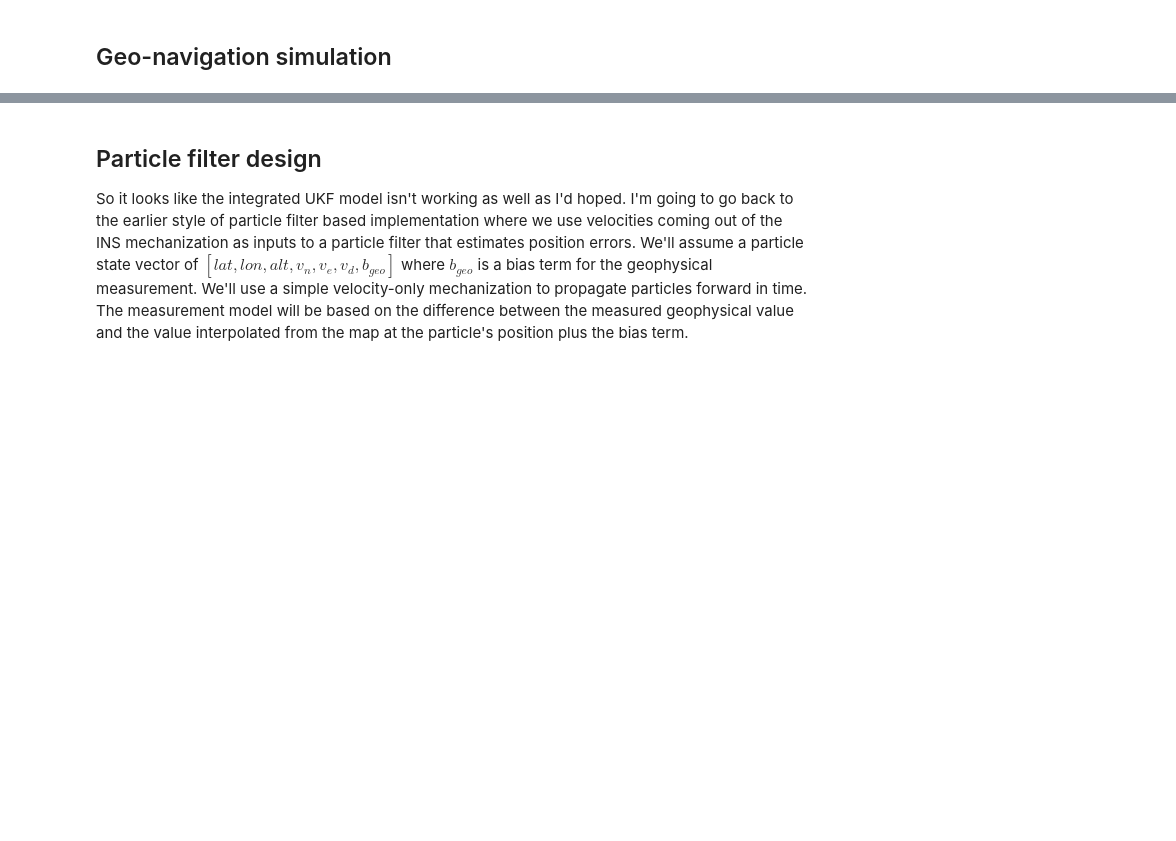
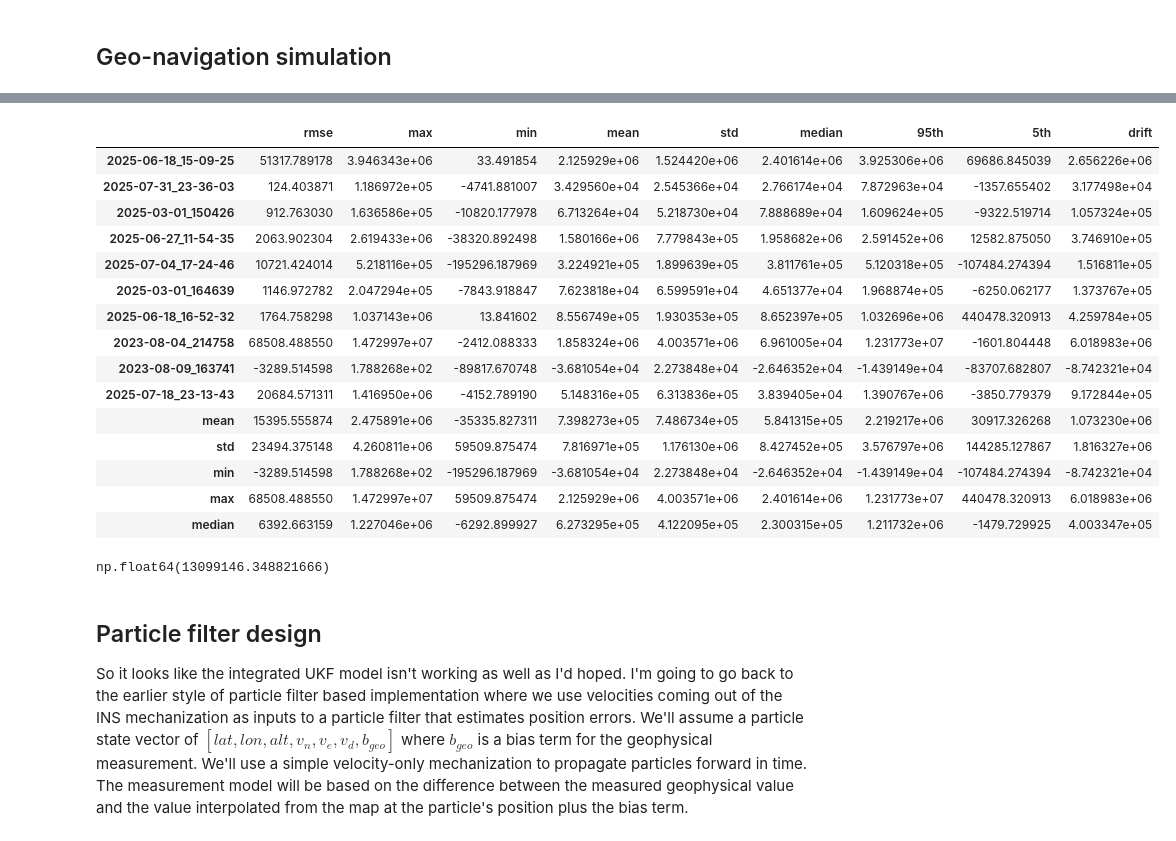
Before and after one commit to jbrodovsky/strapdown-rs, a Jupyter notebook: examples/geonav-sim/geonav-sim.ipynb, the cells around one changed output, grey strips where cells are left out. Saved outputs shown, nothing was run; the diff lists cells and outputs as text; code cells hidden in the pictures; blank space fills up the shorter version.

```diff
--- a/examples/geonav-sim/geonav-sim.ipynb
+++ b/examples/geonav-sim/geonav-sim.ipynb
@@ -192,11 +207,11 @@ Next we'll setup the output directory for saving off results.
 from subprocess import run
 import numpy as np
 
-# geo_type = "gravity"
-# mu = 19.61  # mGal
-# sigma = 17.75  # mGal
+geo_type = "gravity"
+mu = 13.21  # mGal
+sigma = 22.91  # mGal
 
-geo_type = "magnetic"
-mu = 113
-sigma = 82
+# geo_type = "magnetic"
+# mu = 54.19
+# sigma = 129.06
 # %%
@@ -209,7 +224,7 @@ for file in file_list:
     print(f"Processing {file.name}")
     truth = run([find_strapdown_bin(),
             "-i", ROOT.parents[1].joinpath("data", "input", f"{file}"),
-            "-o", ROOT.joinpath("out" , geo_type, f"{file.stem}_truth.csv"), "closed-loop",
+            "-o", ROOT.joinpath("pf" , geo_type, f"{file.stem}_truth.csv"), "closed-loop",
             "--sched", "passthrough",
             "--fault", "none",
             "--seed", "42"], check=False)
@@ -218,7 +233,7 @@ for file in file_list:
         continue
     degraded = run([find_strapdown_bin(),
             "-i", ROOT.parents[1].joinpath("data", "input", f"{file}"),
-            "-o", ROOT.joinpath("out", geo_type, f"{file.stem}_degraded.csv"), "closed-loop",
+            "-o", ROOT.joinpath("pf", geo_type, f"{file.stem}_degraded.csv"), "closed-loop",
             #"--sched", "passthrough",
             "--sched", "fixed", "--interval-s", "60",
             "--fault", "degraded", "--rho-pos", "0.99", "--sigma-pos-m", "5", "--rho-vel", "0.95", "--sigma-vel-mps", "5", "--r-scale", "5",
@@ -228,7 +243,8 @@ for file in file_list:
         continue
     geonav = run([find_geonav_bin(),
             "-i", ROOT.parents[1].joinpath("data", "input", f"{file}"),
-            "-o", ROOT.joinpath("out", geo_type, f"{file.stem}_geo.csv"),
+            "-o", ROOT.joinpath("pf", geo_type, f"{file.stem}_geo.csv"),
+            "--filter-mode", "pf",
             "--geo-type", geo_type,
             "--geo-bias", f"{mu}",
             "--geo-noise-std", f"{sigma}",
@@ -471,3 +580,32 @@ Writing image to /home/james/Code/strapdown-rs/images/2025-07-18_23-13-43.png
+# %%
+statistics_cum.loc['mean'] = statistics_cum.mean()
+statistics_cum.loc['std'] = statistics_cum.std()
+statistics_cum.loc['min'] = statistics_cum.min()
+statistics_cum.loc['max'] = statistics_cum.max()
+statistics_cum.loc['median'] = statistics_cum.median()
+# %%
+statistics_cum
+# %% [output]
+|  | rmse | max | min | mean | std | median | 95th | 5th | drift |
+| 2025-06-18_15-09-25 | 51317.789178 | 3.946343e+06 | 33.491854 | 2.125929e+06 | 1.524420e+06 | 2.401614e+06 | 3.925306e+06 | 69686.845039 | 2.656226e+06 |
+| 2025-07-31_23-36-03 | 124.403871 | 1.186972e+05 | -4741.881007 | 3.429560e+04 | 2.545366e+04 | 2.766174e+04 | 7.872963e+04 | -1357.655402 | 3.177498e+04 |
+| 2025-03-01_150426 | 912.763030 | 1.636586e+05 | -10820.177978 | 6.713264e+04 | 5.218730e+04 | 7.888689e+04 | 1.609624e+05 | -9322.519714 | 1.057324e+05 |
+| 2025-06-27_11-54-35 | 2063.902304 | 2.619433e+06 | -38320.892498 | 1.580166e+06 | 7.779843e+05 | 1.958682e+06 | 2.591452e+06 | 12582.875050 | 3.746910e+05 |
+| 2025-07-04_17-24-46 | 10721.424014 | 5.218116e+05 | -195296.187969 | 3.224921e+05 | 1.899639e+05 | 3.811761e+05 | 5.120318e+05 | -107484.274394 | 1.516811e+05 |
+| 2025-03-01_164639 | 1146.972782 | 2.047294e+05 | -7843.918847 | 7.623818e+04 | 6.599591e+04 | 4.651377e+04 | 1.968874e+05 | -6250.062177 | 1.373767e+05 |
+| 2025-06-18_16-52-32 | 1764.758298 | 1.037143e+06 | 13.841602 | 8.556749e+05 | 1.930353e+05 | 8.652397e+05 | 1.032696e+06 | 440478.320913 | 4.259784e+05 |
+| 2023-08-04_214758 | 68508.488550 | 1.472997e+07 | -2412.088333 | 1.858324e+06 | 4.003571e+06 | 6.961005e+04 | 1.231773e+07 | -1601.804448 | 6.018983e+06 |
+| 2023-08-09_163741 | -3289.514598 | 1.788268e+02 | -89817.670748 | -3.681054e+04 | 2.273848e+04 | -2.646352e+04 | -1.439149e+04 | -83707.682807 | -8.742321e+04 |
+| 2025-07-18_23-13-43 | 20684.571311 | 1.416950e+06 | -4152.789190 | 5.148316e+05 | 6.313836e+05 | 3.839405e+04 | 1.390767e+06 | -3850.779379 | 9.172844e+05 |
+| mean | 15395.555874 | 2.475891e+06 | -35335.827311 | 7.398273e+05 | 7.486734e+05 | 5.841315e+05 | 2.219217e+06 | 30917.326268 | 1.073230e+06 |
+| std | 23494.375148 | 4.260811e+06 | 59509.875474 | 7.816971e+05 | 1.176130e+06 | 8.427452e+05 | 3.576797e+06 | 144285.127867 | 1.816327e+06 |
+| min | -3289.514598 | 1.788268e+02 | -195296.187969 | -3.681054e+04 | 2.273848e+04 | -2.646352e+04 | -1.439149e+04 | -107484.274394 | -8.742321e+04 |
+| max | 68508.488550 | 1.472997e+07 | 59509.875474 | 2.125929e+06 | 4.003571e+06 | 2.401614e+06 | 1.231773e+07 | 440478.320913 | 6.018983e+06 |
+| median | 6392.663159 | 1.227046e+06 | -6292.899927 | 6.273295e+05 | 4.122095e+05 | 2.300315e+05 | 1.211732e+06 | -1479.729925 | 4.003347e+05 |
+# %%
+geo_cum_error[-1]
+# %% [output]
+np.float64(13099146.348821666)
 # %%
 file_list = ROOT.parents[1].joinpath("data", "input").glob("*.csv")
 # %%
```
Also changed, not shown: parts of 11 cells of this notebook, 32 other files.
